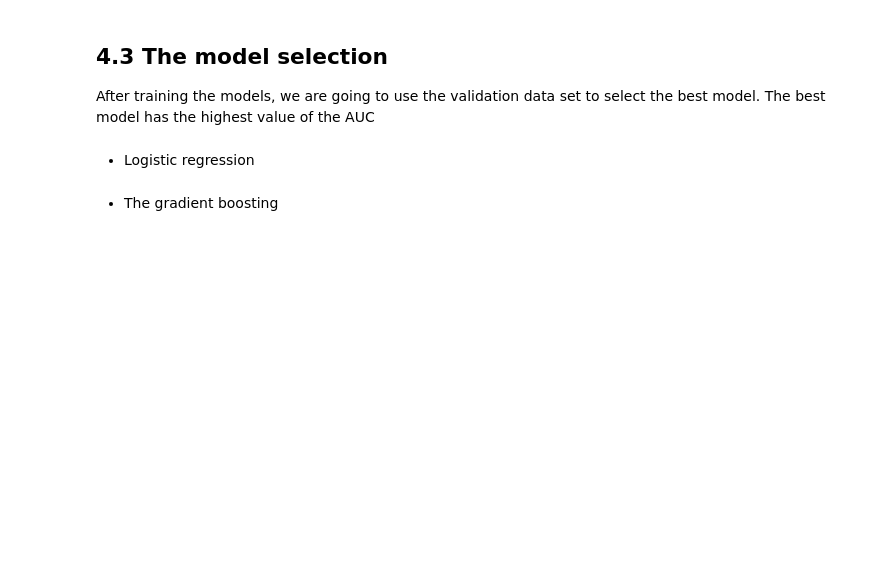
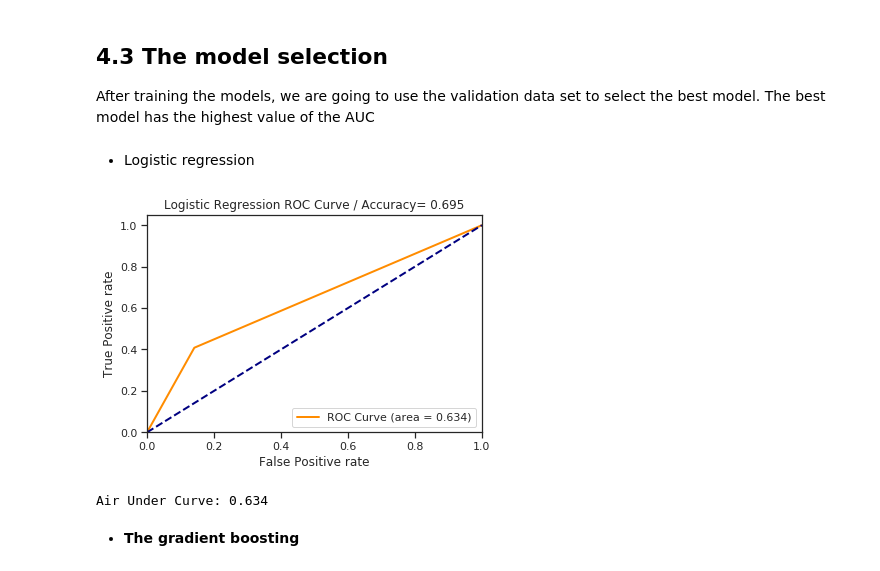
Before and after one commit to yvesEfangon/challenges, a Jupyter notebook: rexel/Report.ipynb, the cells around one changed output. Drawn from its saved outputs; the diff is of its cells as text; code cells hidden in the pictures; blank space fills up the shorter version.

```diff
--- a/rexel/Report.ipynb
+++ b/rexel/Report.ipynb
@@ -583,13 +588,20 @@ maxAUC=0
 * Logistic regression
 # %%
 m = pickle.load(open('modelLR.pkl','rb'))
+
+
+aucLR = myROCCurvePlot(X_val, y_val, m, 'Logistic Regression ROC Curve')
+
+maxAUC = aucLR
+name='Logistic regression'
 bestModel=m
 
-aucLR = myROCCurvePlot(X_val, y_val, m, 'Logistic Regression ROC Curve')
-maxAUC = aucLR
 print("Air Under Curve: %0.3f"% aucLR)
+# %% [output]
+[figure, added]
+Air Under Curve: 0.634
 # %% [markdown]
-* The gradient boosting
+* __The gradient boosting__
 # %%
 m = pickle.load(open('modelGB.pkl','rb'))
 aucGB = myROCCurvePlot(X_val, y_val, m, 'Gradient Boosting ROC Curve')
```
Also changed, not shown: parts of 28 cells of this notebook, 10 other files.
